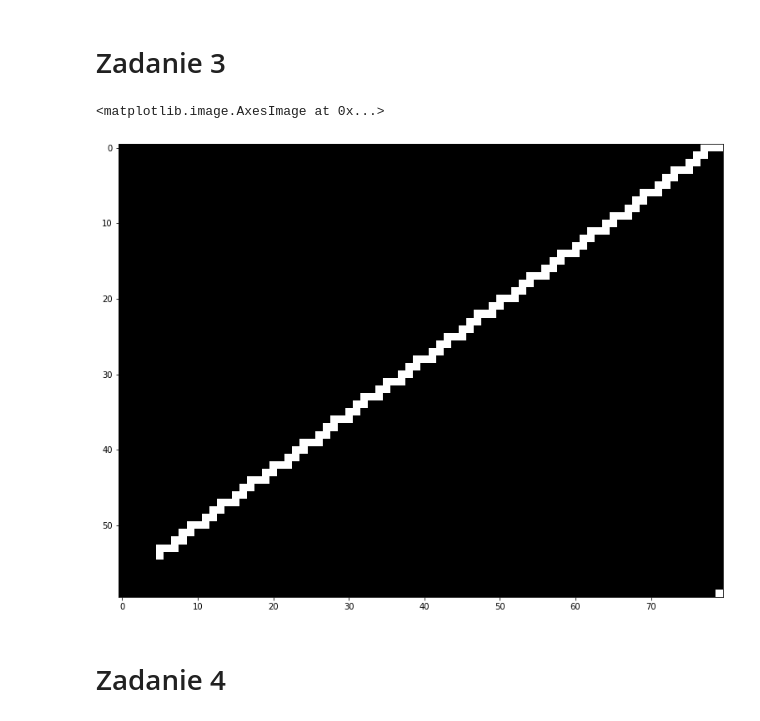
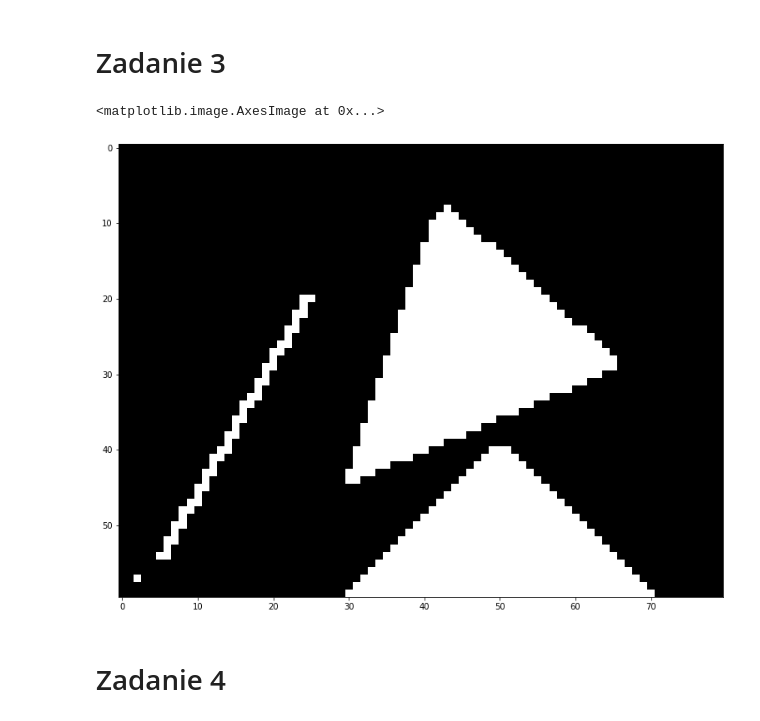
Before and after one commit to Pasti29/inzynieria-obrazow, a Jupyter notebook: lab6/rozwiazania.ipynb, the cells around one changed output. Saved outputs shown, nothing was run; the diff lists cells and outputs as text; code cells hidden in the pictures.

```diff
--- a/lab6/rozwiazania.ipynb
+++ b/lab6/rozwiazania.ipynb
@@ -120,6 +123,10 @@ width = 80
 height = 60
 image = numpy.zeros((height, width, 3), dtype=numpy.uint8)
 
+@dataclass
+class Point:
+    x: int
+    y: int
 
 #
 # Funkcja rysująca punkt
@@ -151,38 +158,59 @@ def draw_line(image, x1, y1, x2, y2):
 
         if d < 0:
             if delta_X > delta_Y:
                 x += x_i
                 d += 2 * delta_Y
             else:
                 y += y_i
                 d += 2 * delta_X
         else:
             if delta_X > delta_Y:
                 y += y_i
                 d -= 2 * delta_X
             else:
                 x += x_i
                 d -= 2 * delta_Y
 #
 # Funkcja rysująca trójkąt
 #
+def calc_area(a, b, c):
+    return (c.x - a.x) * (b.y - a.y) - (c.y - a.y) * (b.x - a.x)
+
 def draw_triangle(image, a, b, c):
-    pass  # TODO: implement
-
+    draw_line(image, a.x, a.y, b.x, b.y)
+    draw_line(image, a.x, a.y, c.x, c.y)
+    draw_line(image, b.x, b.y, c.x, c.y)
+    x_min = min(a.x, b.x, c.x)
+    x_max = max(a.x, b.x, c.x)
+    y_min = min(a.y, b.y, c.y)
+    y_max = max(a.y, b.y, c.y)
+    for x_i in range(x_min, x_max):
+        for y_i in range(y_min, y_max):
+            p = Point(x_i, y_i)
+            if (calc_area(a, b, p) ^ calc_area(b, c, p) ^ calc_area(a, c, p)) >= 0:
+                draw_point(image, p.x, p.y)
 
 #
 # Rysowanie
 #
-# draw_point(image, 5, 5)
-draw_line(image, 5, 5, 80, 60)
+draw_point(image, 2, 2)
+draw_line(image, 5, 5, 25, 40)
+a = Point(30, 15)
+b = Point(65, 30)
+c = Point(42, 51)
+draw_triangle(image, a, b, c)
+a = Point(30, 0)
+b = Point(70, 0)
+c = Point(50, 20)
+draw_triangle(image, a, b, c)
 
 #
 # Wyświetlenie
 #
 pyplot.imshow(image)
 # %% [output]
 <matplotlib.image.AxesImage at 0x...>
-[figure, old version]
+[figure, new version]
 # %% [markdown]
 # Zadanie 4
 # %%
```
Also changed, not shown: parts of 6 cells of this notebook.
